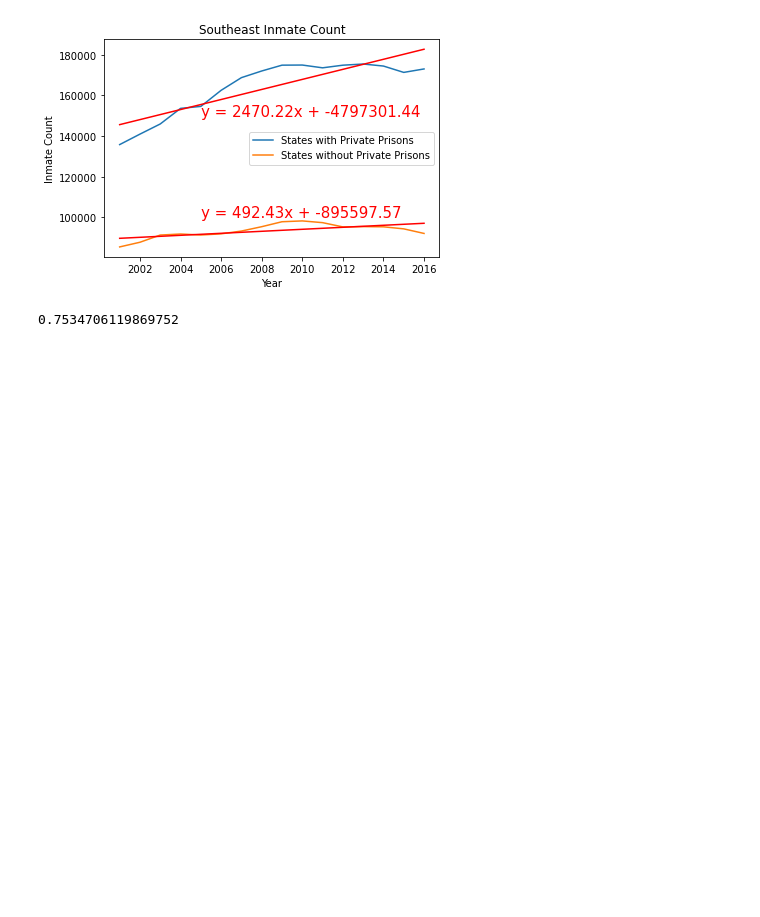
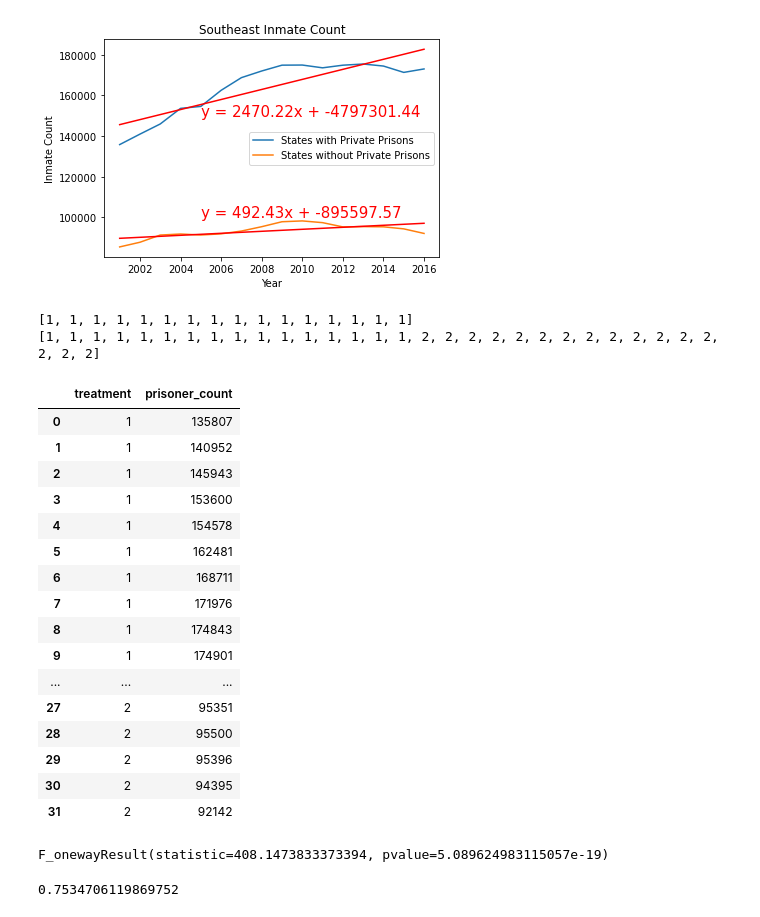
Before and after one commit to 0xyyyy/All_locked_up, a Jupyter notebook: crime.ipynb, the cells around one changed output. Saved outputs shown, nothing was run; the diff lists cells and outputs as text; code cells hidden in the pictures; blank space fills up the shorter version.

```diff
--- a/crime.ipynb
+++ b/crime.ipynb
@@ -137,6 +138,48 @@ plt.legend(['States with Private Prisons', 'States without Private Prisons'])
 # %% [output]
 <matplotlib.legend.Legend at 0x...>
 [figure]
+# %%
+prison_group = []
+for i in range(1, 17):
+    prison_group.append(1)
+print(prison_group)
+for i in range(1,17):
+    prison_group.append(2)
+print(prison_group)
+len(prison_group)
+prisoner_count = [135807, 140952, 145943, 153600, 154578, 162481, 168711, 171976, 174843, 174901, 173536, 174830, 175399, 174407, 171287, 172982, 85519, 87813, 91352, 91861, 91376, 91944, 93316, 95457, 97893, 98297, 97444, 95351, 95500, 95396, 94395, 92142]
+anova_dict = {
+    "treatment" : prison_group,
+    "prisoner_count" : prisoner_count
+}
+anova_df = pd.DataFrame(anova_dict)
+anova_df
+# %% [output]
+[1, 1, 1, 1, 1, 1, 1, 1, 1, 1, 1, 1, 1, 1, 1, 1]
+[1, 1, 1, 1, 1, 1, 1, 1, 1, 1, 1, 1, 1, 1, 1, 1, 2, 2, 2, 2, 2, 2, 2, 2, 2, 2, 2, 2, 2, 2, 2, 2]
+|  | treatment | prisoner_count |
+| 0 | 1 | 135807 |
+| 1 | 1 | 140952 |
+| 2 | 1 | 145943 |
+| 3 | 1 | 153600 |
+| 4 | 1 | 154578 |
+| 5 | 1 | 162481 |
+| 6 | 1 | 168711 |
+| 7 | 1 | 171976 |
+| 8 | 1 | 174843 |
+| 9 | 1 | 174901 |
+| ... | ... | ... |
+| 27 | 2 | 95351 |
+| 28 | 2 | 95500 |
+| 29 | 2 | 95396 |
+| 30 | 2 | 94395 |
+| 31 | 2 | 92142 |
+# %%
+group1 = anova_df[anova_df['treatment'] == 1]['prisoner_count']
+group2 = anova_df[anova_df['treatment'] == 2]['prisoner_count']
+stats.f_oneway(group1, group2)
+# %% [output]
+F_onewayResult(statistic=408.1473833373394, pvalue=5.089624983115057e-19)
 # %%
 print(r2_value_1)
 # %% [output]
```
Also changed, not shown: parts of 2 cells of this notebook, 1 other file.
